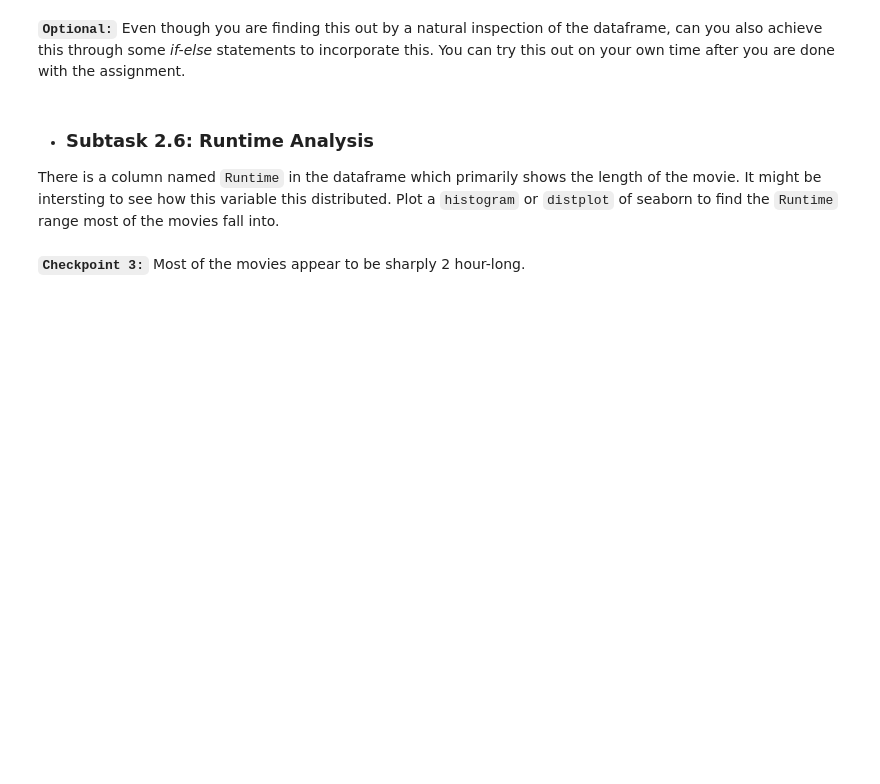
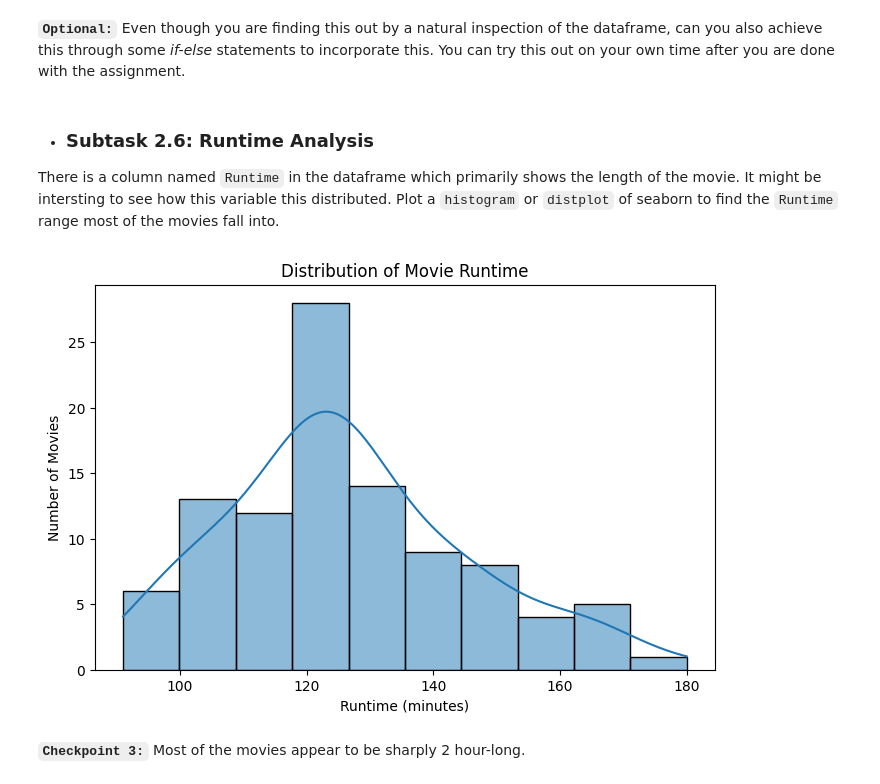
Before and after one commit to gokilapriya1808-AI/AI-ML-Assignments, a Jupyter notebook: IMDb+Movie+Assignment_gokila.ipynb, the cells around one changed output. Saved outputs shown, nothing was run; the diff lists cells and outputs as text; code cells hidden in the pictures; blank space fills up the shorter version.

```diff
--- a/IMDb+Movie+Assignment_gokila.ipynb
+++ b/IMDb+Movie+Assignment_gokila.ipynb
@@ -521,3 +515,14 @@ There is a column named `Runtime` in the dataframe which primarily shows the len
+# %%
+# Runtime histogram/density plot
+plt.figure(figsize=(8,5))
+sns.histplot(df['Runtime'], bins=10, kde=True)
+
+plt.title('Distribution of Movie Runtime')
+plt.xlabel('Runtime (minutes)')
+plt.ylabel('Number of Movies')
+plt.show()
+# %% [output]
+[figure, added]
 # %% [markdown]
 **`Checkpoint 3:`** Most of the movies appear to be sharply 2 hour-long.
 # %% [markdown]
```
Also changed, not shown: parts of 6 cells of this notebook.
